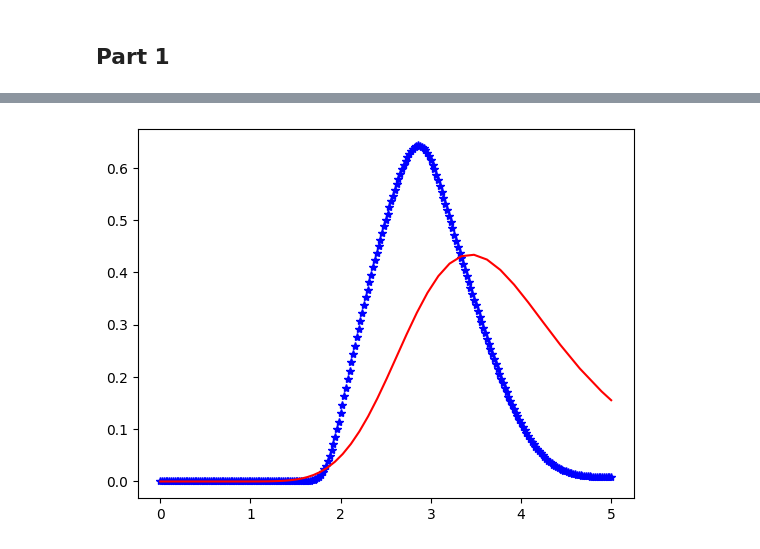
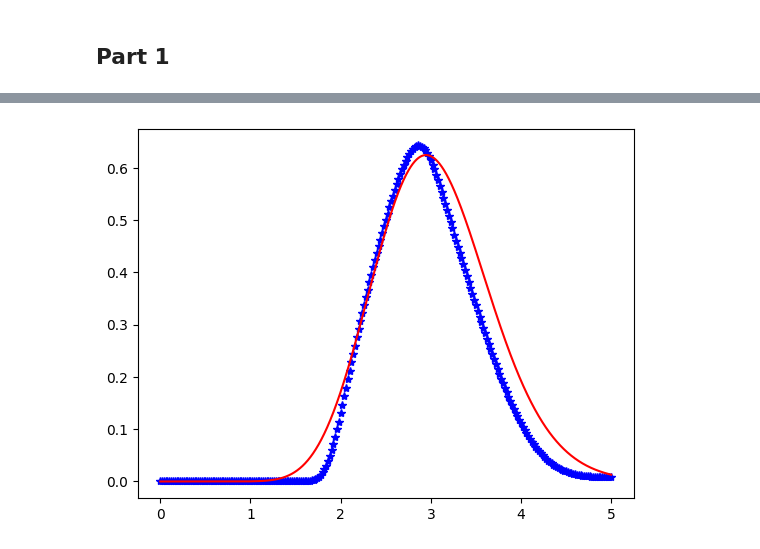
Before and after one commit to simengaasland/MOD510-Projects, a Jupyter notebook: Project 3/Project3_Report.ipynb, the cells around one changed output, grey strips where cells are left out. Saved outputs shown, nothing was run; the diff lists cells and outputs as text; code cells hidden in the pictures.

```diff
--- a/Project 3/Project3_Report.ipynb
+++ b/Project 3/Project3_Report.ipynb
@@ -667,8 +668,8 @@ plt.show()
 # %% [output]
 [figure]
 # %%
-v_tot = best_tau * q *(100/6)
-print(f"The 'best match' V_tot is {v_tot:.2f}mL with τ = {best_tau:.2f}s and q = {q:.2f}L/min")
+v_tot_a = best_tau_a * q *(100/6)
+print(f"The 'best match' V_tot is {v_tot_a:.2f}mL with τ = {best_tau_a:.2f}s and q = {q:.2f}L/min")
 # %% [output]
 The 'best match' V_tot is 204.95mL with τ = 2.46s and q = 5.01L/min
 # %% [markdown]
@@ -788,14 +739,43 @@ Best d   = 1741.6027
-# %%
-data = pd.read_csv('Data/Aneurysm_rect_1s.csv')
-t_data = data['Time'].to_numpy()
-c_data = data['Concentration'].to_numpy()
-
-solver = ODESolver(f=cd_n, t0=0, tf=5, h=1e-3, r0=r0,
-                   method='rk4', adaptive=True, args=(tau, n_tanks, d_best, v_a_best))
-t_model, c_model = solver.solve()
-
-plt.plot(t_data, c_data, '*', color = 'blue')
-plt.plot(t_model, c_model[:, -1],'-', color = 'red')
-plt.show()
-# %% [output]
-[figure, removed]
+# %%
+def new_cd_n(r, t, n_tanks, q, v_tot, d, v_a, inj_pro = rect_1s):
+    c_in = inj_pro(t)
+    rp = np.zeros(n_tanks + 1, float)
+    v = v_tot / n_tanks
+
+    C = r[: n_tanks]
+    C_a = r[n_tanks]
+
+    #Main tanks
+    for i in range(n_tanks):
+        if i == 0:
+            rp[i] =  (q / v) * (c_in- C[i])
+        elif i < n_tanks - 1:
+            rp[i] =  (q / v) * (C[i - 1] - C[i])
+        else:
+            rp[i] = (q / v) * (C[i - 1] - C[i]) - (d / v) * (C[i] - C_a)
+
+    #Extra tank???
+    rp[n_tanks] = (d / v_a) * (C[n_tanks - 1] - C_a)
+
+    return rp
+# %%
+n_tanks = 20
+r0 = np.zeros(n_tanks + 1, float)
+v_a = v_tot_a - v_tot #mL
+q = 5.01 * (1000 / 60) #mL/s
+d = 10 * q #mL/s
+
+data_a = pd.read_csv('Data/Aneurysm_rect_1s.csv')
+t_data_a = data_a['Time'].to_numpy()
+c_data_a = data_a['Concentration'].to_numpy()
+
+solver = ODESolver(f=new_cd_n, t0=0, tf=5, h=1e-3, r0=r0,
+                   method='rk4', adaptive=False, args=(n_tanks, q, v_tot_a, d, v_a))
+new_t_model_a, new_c_model_a = solver.solve()
+
+
+plt.plot(t_data_a, c_data_a, '*', color = 'blue')
+plt.plot(new_t_model_a, new_c_model_a[:, n_tanks - 1],'-', color = 'red')
+plt.show()
+# %% [output]
+[figure, added]
```
Also changed, not shown: parts of 10 cells of this notebook.
